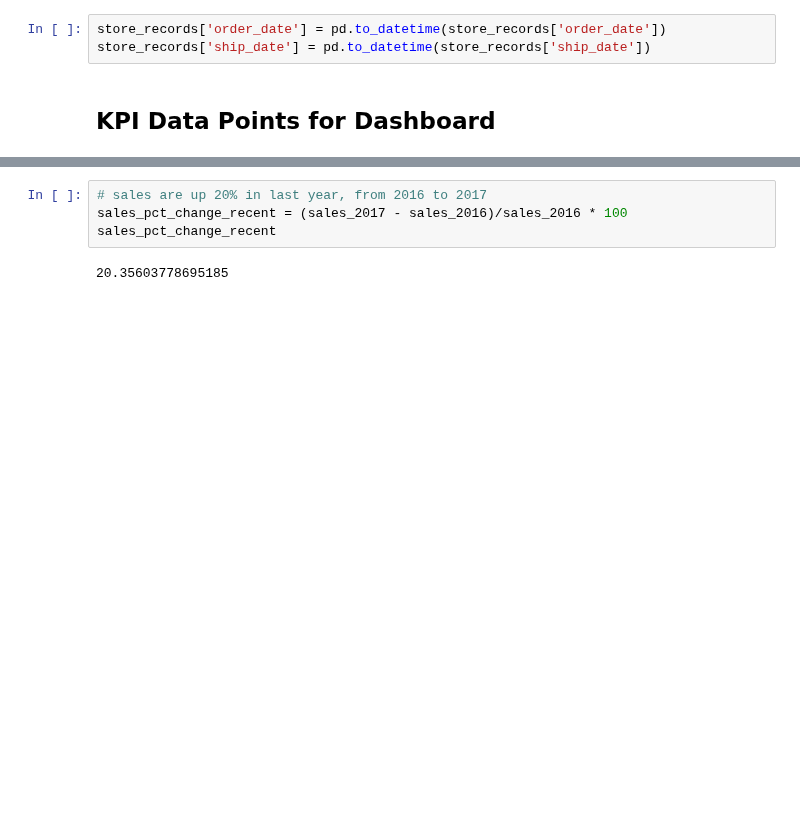
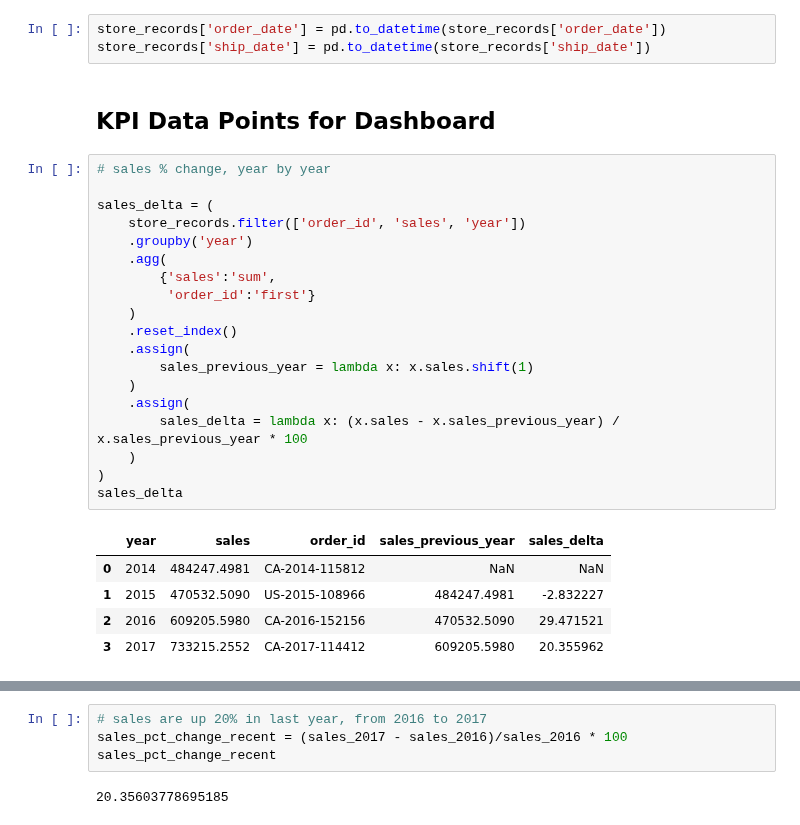
Before and after one commit to Dilcia19/superstore, a Jupyter notebook: notebooks/analysis_in_py.ipynb, the cells around one changed output, grey strips where cells are left out. Saved outputs shown, nothing was run; the diff lists cells and outputs as text; blank space fills up the shorter version.

Commit message:
refactor sales year by year percent change

```diff
--- a/notebooks/analysis_in_py.ipynb
+++ b/notebooks/analysis_in_py.ipynb
@@ -17,5 +17,30 @@ store_records['order_date'] = pd.to_datetime(store_records['order_date'])
 store_records['ship_date'] = pd.to_datetime(store_records['ship_date'])
 # %% [markdown]
 ## KPI Data Points for Dashboard
+# %%
+# sales % change, year by year
+
+sales_delta = (
+    store_records.filter(['order_id', 'sales', 'year'])
+    .groupby('year')
+    .agg(
+        {'sales':'sum',
+         'order_id':'first'}
+    )
+    .reset_index()
+    .assign(
+        sales_previous_year = lambda x: x.sales.shift(1)
+    )
+    .assign(
+        sales_delta = lambda x: (x.sales - x.sales_previous_year) / x.sales_previous_year * 100
+    )
+)
+sales_delta
+# %% [output]
+|  | year | sales | order_id | sales_previous_year | sales_delta |
+| 0 | 2014 | 484247.4981 | CA-2014-115812 | NaN | NaN |
+| 1 | 2015 | 470532.5090 | US-2015-108966 | 484247.4981 | -2.832227 |
+| 2 | 2016 | 609205.5980 | CA-2016-152156 | 470532.5090 | 29.471521 |
+| 3 | 2017 | 733215.2552 | CA-2017-114412 | 609205.5980 | 20.355962 |
 # %%
 # sales, are they up? # sales are up 51% in the last 4 years
```
Also changed, not shown: parts of 2 cells of this notebook.
